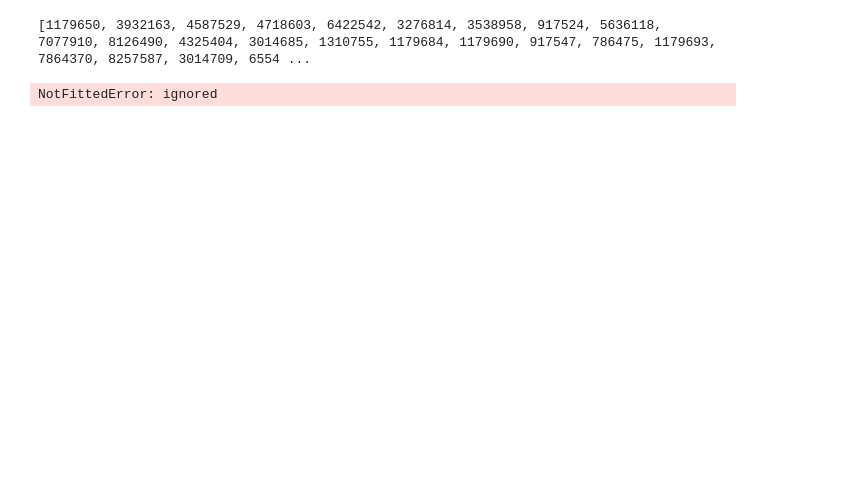
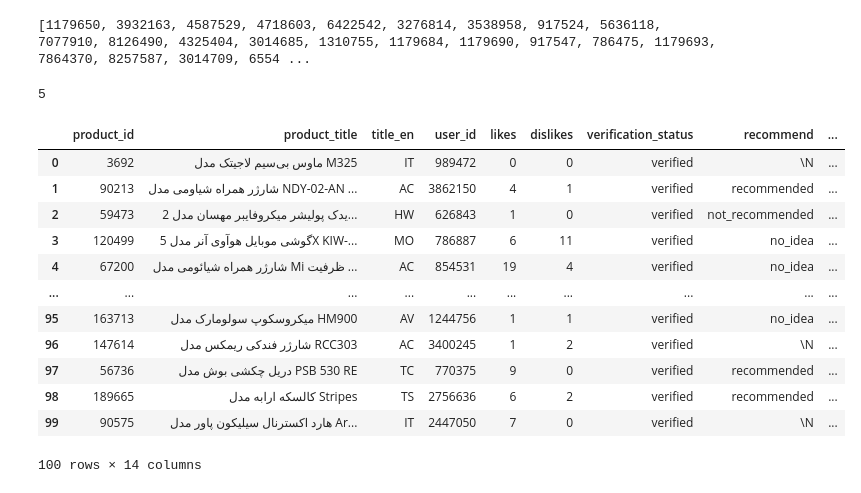
Before and after one commit to shahabbadihi/IT, a Jupyter notebook: Untitled5.ipynb, the cells around one changed output. Cells and saved outputs as stored; diff of their text form; code cells hidden in the pictures; blank space fills up the shorter version.

Commit message:
add rating col

```diff
--- a/Untitled5.ipynb
+++ b/Untitled5.ipynb
@@ -95,8 +95,39 @@ text_clf = Pipeline([
     ('vect', CountVectorizer()),
     ('clf', MultinomialNB()),
 ])
-
-text_clf.predict(comments.comment)
 # %% [output]
 [1179650, 3932163, 4587529, 4718603, 6422542, 3276814, 3538958, 917524, 5636118, 7077910, 8126490, 4325404, 3014685, 1310755, 1179684, 1179690, 917547, 786475, 1179693, 7864370, 8257587, 3014709, 6554 ...
-NotFittedError: ignored
+# %%
+for idx, row in tdf.iterrows():
+  if row[7] == 'recommended':
+     tdf.loc[idx, 'rating'] = 10
+  if row[7] == 'not_recommended':
+    tdf.loc[idx, 'rating'] = 1
+  if row[7] == 'no_idea':
+    tdf.loc[idx, 'rating'] = 5
+tdf.head(100)
+# %% [output]
+5
+# %%
+
+
+comments = tdf[['product_id','user_id','comment','rating']]
+
+train_X, test_X, train_y, test_y = train_test_split(comments['comment'].values, comments['rating'].values, stratify=comments['rating'])
+train_X.shape, train_y.shape, test_X.shape, test_y.shape
+text_clf.fit(train_X, train_y)
+print(text_clf.predict(train_X))
+# %% [output]
+|  | product_id | product_title | title_en | user_id | likes | dislikes | verification_status | recommend | ... |
+| 0 | 3692 | ماوس بی‌سیم لاجیتک مدل M325 | IT | 989472 | 0 | 0 | verified | \N | ... |
+| 1 | 90213 | شارژر همراه شیاومی مدل NDY-02-AN ... | AC | 3862150 | 4 | 1 | verified | recommended | ... |
+| 2 | 59473 | یدک پولیشر میکروفایبر مهسان مدل 2... | HW | 626843 | 1 | 0 | verified | not_recommended | ... |
+| 3 | 120499 | گوشی موبایل هوآوی آنر مدل 5X KIW-... | MO | 786887 | 6 | 11 | verified | no_idea | ... |
+| 4 | 67200 | شارژر همراه شیائومی مدل Mi ظرفیت ... | AC | 854531 | 19 | 4 | verified | no_idea | ... |
+| ... | ... | ... | ... | ... | ... | ... | ... | ... | ... |
+| 95 | 163713 | میکروسکوپ سولومارک مدل HM900 | AV | 1244756 | 1 | 1 | verified | no_idea | ... |
+| 96 | 147614 | شارژر فندکی ریمکس مدل RCC303 | AC | 3400245 | 1 | 2 | verified | \N | ... |
+| 97 | 56736 | دریل چکشی بوش مدل PSB 530 RE | TC | 770375 | 9 | 0 | verified | recommended | ... |
+| 98 | 189665 | کالسکه ارابه مدل Stripes | TS | 2756636 | 6 | 2 | verified | recommended | ... |
+| 99 | 90575 | هارد اکسترنال سیلیکون پاور مدل Ar... | IT | 2447050 | 7 | 0 | verified | \N | ... |
+100 rows × 14 columns
```
